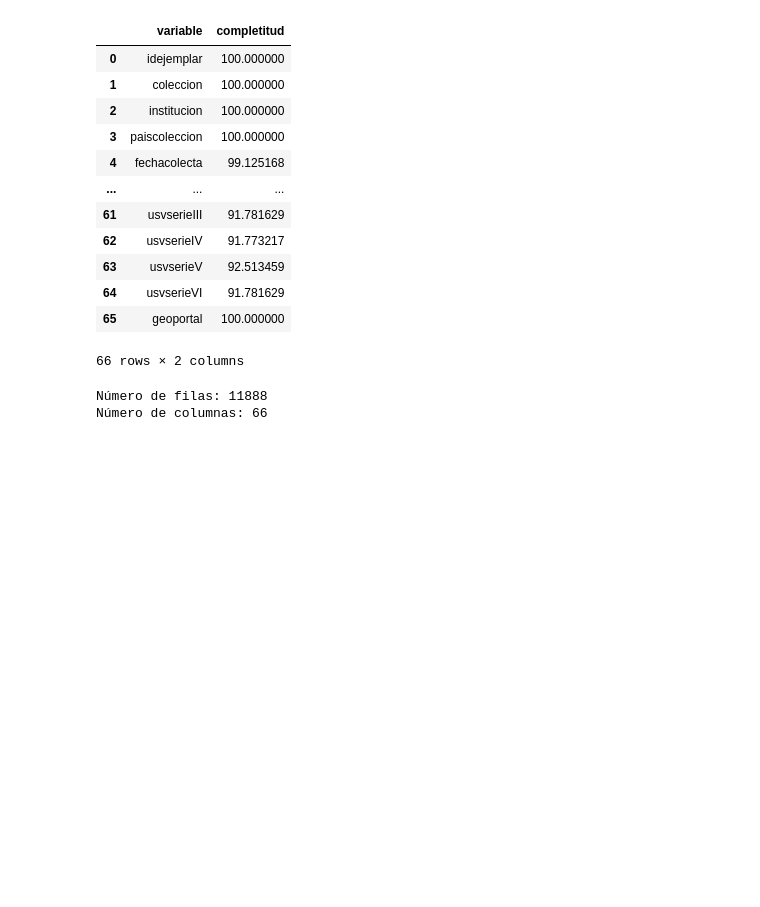
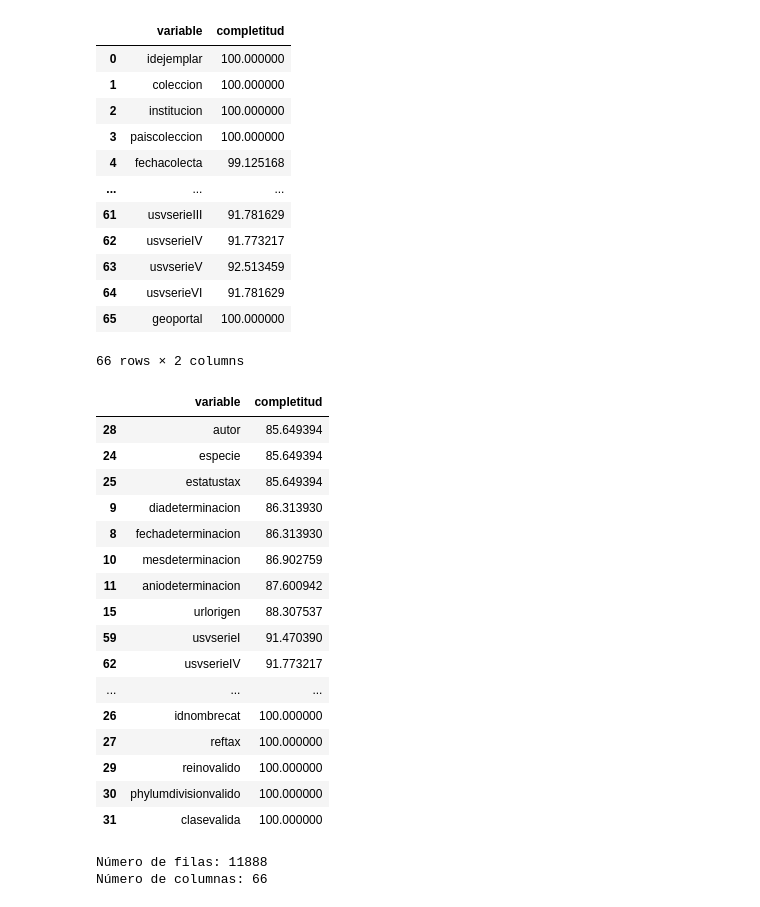
Before and after one commit to cordoba-a/jumping_spider_salticidae, a Jupyter notebook: analisis_exploratorio/eda_salticidae_mexico_conabio.ipynb, the cells around one changed output. Saved outputs shown, nothing was run; the diff lists cells and outputs as text; code cells hidden in the pictures; blank space fills up the shorter version.

```diff
--- a/analisis_exploratorio/eda_salticidae_mexico_conabio.ipynb
+++ b/analisis_exploratorio/eda_salticidae_mexico_conabio.ipynb
@@ -162,6 +165,26 @@ completitud
 | 64 | usvserieVI | 91.781629 |
 | 65 | geoportal | 100.000000 |
 66 rows × 2 columns
+# %%
+completitud.sort_values(by='completitud', ascending=True).head(60)
+# %% [output]
+|  | variable | completitud |
+| 28 | autor | 85.649394 |
+| 24 | especie | 85.649394 |
+| 25 | estatustax | 85.649394 |
+| 9 | diadeterminacion | 86.313930 |
+| 8 | fechadeterminacion | 86.313930 |
+| 10 | mesdeterminacion | 86.902759 |
+| 11 | aniodeterminacion | 87.600942 |
+| 15 | urlorigen | 88.307537 |
+| 59 | usvserieI | 91.470390 |
+| 62 | usvserieIV | 91.773217 |
+| ... | ... | ... |
+| 26 | idnombrecat | 100.000000 |
+| 27 | reftax | 100.000000 |
+| 29 | reinovalido | 100.000000 |
+| 30 | phylumdivisionvalido | 100.000000 |
+| 31 | clasevalida | 100.000000 |
 # %%
 # dimensión del dataframe con eliminacion de datos duplicados
 print(f"Número de filas: {df.shape[0]}")
```
Also changed, not shown: parts of 7 cells of this notebook, 2 other files.
